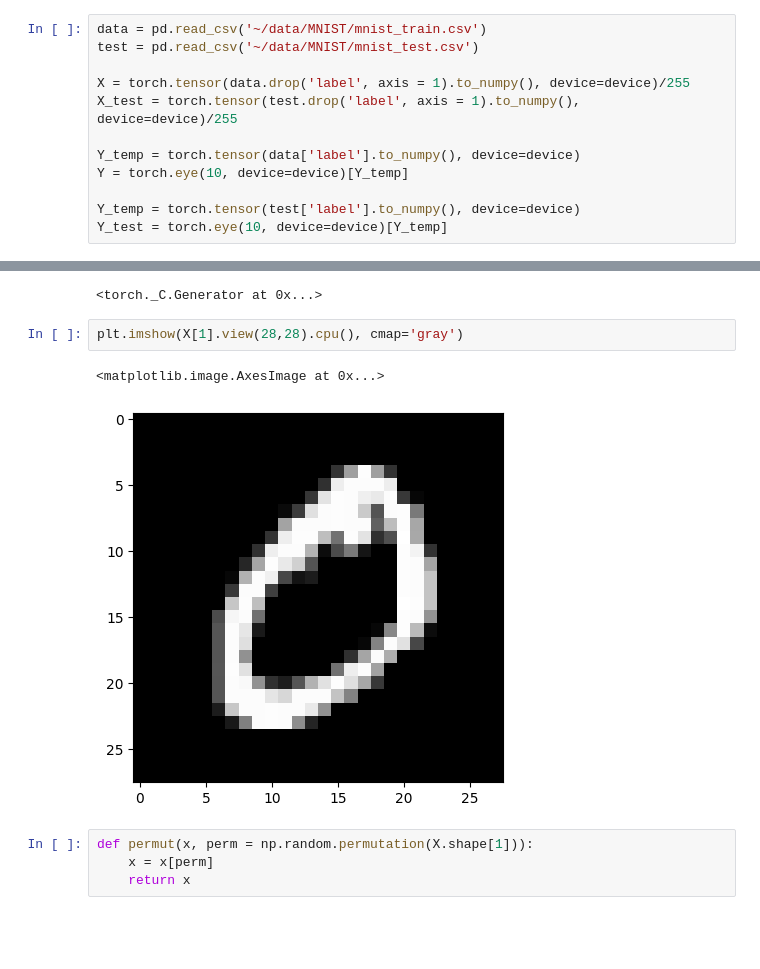
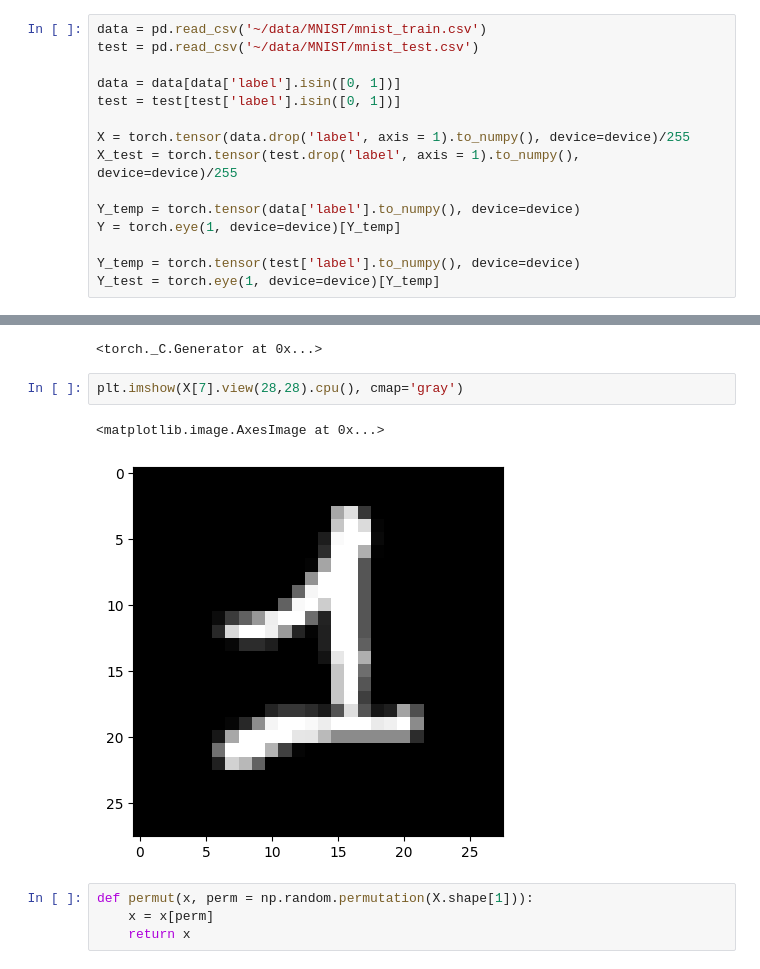
Before and after one commit to alessandrobreccia99/Infinite_width_Continual_Learning, a Jupyter notebook: Data.ipynb, the cells around one changed output, grey strips where cells are left out. Saved outputs shown, nothing was run; the diff lists cells and outputs as text; blank space fills up the shorter version.

```diff
--- a/Data.ipynb
+++ b/Data.ipynb
@@ -15,25 +14,28 @@ device = 'mps'
 # %%
 data = pd.read_csv('~/data/MNIST/mnist_train.csv')
 test = pd.read_csv('~/data/MNIST/mnist_test.csv')
+
+data = data[data['label'].isin([0, 1])]
+test = test[test['label'].isin([0, 1])]
 
 X = torch.tensor(data.drop('label', axis = 1).to_numpy(), device=device)/255
 X_test = torch.tensor(test.drop('label', axis = 1).to_numpy(), device=device)/255
 
 Y_temp = torch.tensor(data['label'].to_numpy(), device=device)
-Y = torch.eye(10, device=device)[Y_temp]
+Y = torch.eye(1, device=device)[Y_temp]
 
 Y_temp = torch.tensor(test['label'].to_numpy(), device=device)
-Y_test = torch.eye(10, device=device)[Y_temp]
+Y_test = torch.eye(1, device=device)[Y_temp]
 # %%
 gen = torch.Generator(device=device)
 gen.manual_seed(123)
 # %% [output]
 <torch._C.Generator at 0x...>
 # %%
-plt.imshow(X[1].view(28,28).cpu(), cmap='gray')
+plt.imshow(X[7].view(28,28).cpu(), cmap='gray')
 # %% [output]
 <matplotlib.image.AxesImage at 0x...>
-[figure, old version]
+[figure, new version]
 # %%
 def permut(x, perm = np.random.permutation(X.shape[1])):
     x = x[perm]
```
Also changed, not shown: parts of 21 cells of this notebook.
